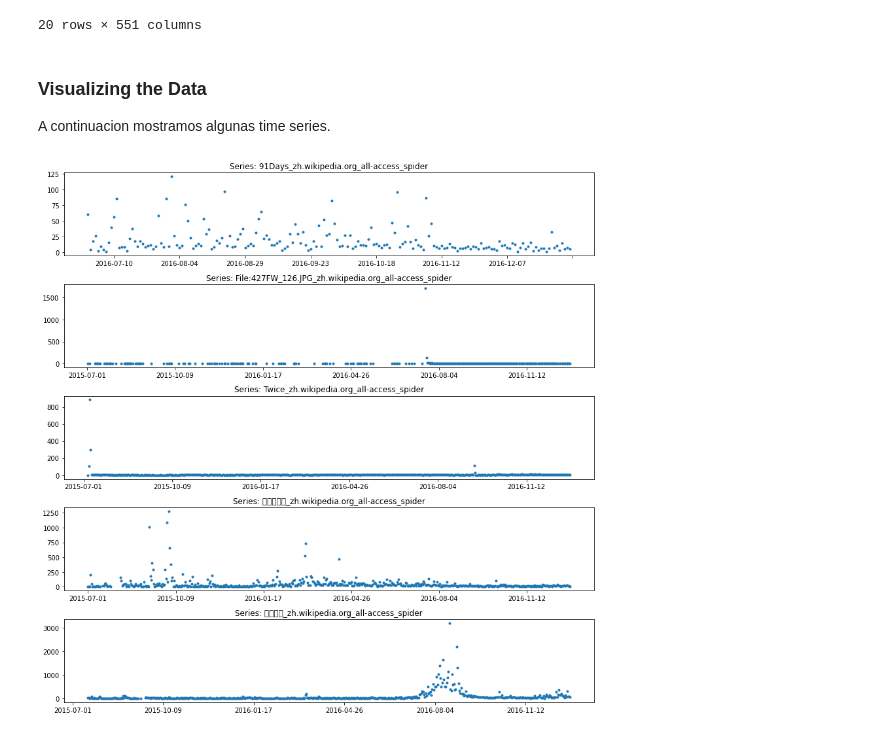
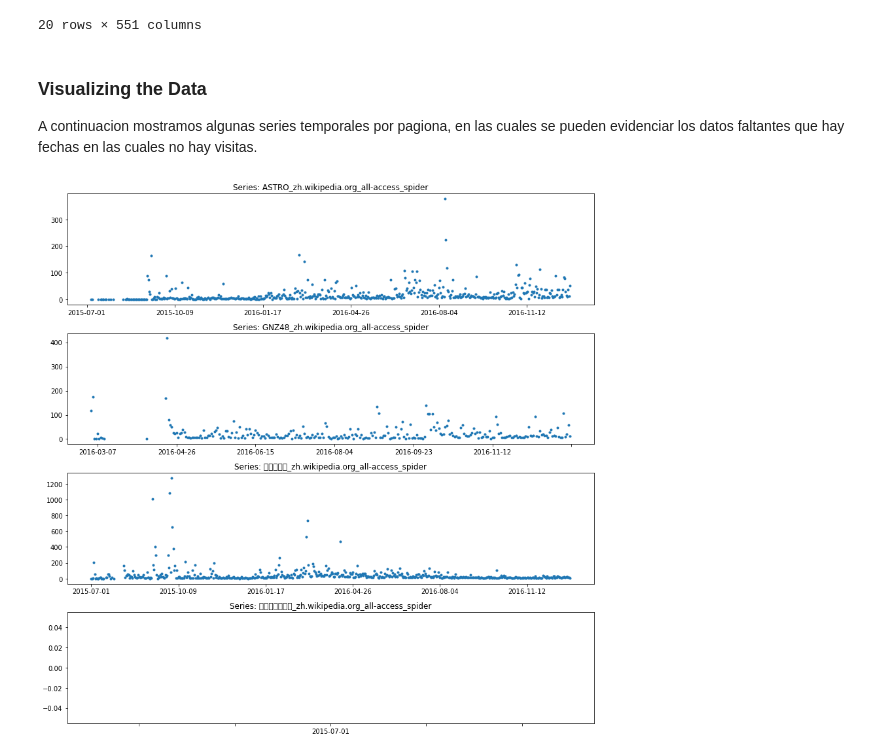
Before and after one commit to valentinaechavarria/-web-traffic-forecasting-project, a Jupyter notebook: 1_entregaFinal.ipynb, the cells around one changed output. Saved outputs shown, nothing was run; the diff lists cells and outputs as text; code cells hidden in the pictures.

```diff
--- a/1_entregaFinal.ipynb
+++ b/1_entregaFinal.ipynb
@@ -151,27 +153,26 @@ Total Records that are NaN:  27786
 # %% [markdown]
 ### Visualizing the Data
 
-A continuacion mostramos algunas time series.
+A continuacion mostramos algunas series temporales por pagiona, en las cuales se pueden evidenciar los datos faltantes que hay fechas en las cuales no hay visitas.
 # %%
-def plot_time_series(data_frame, row_num, start_col =1, ax=None):
+def plot_time_series(df, row_num, start_col =1, ax=None):
     if ax is None:
             fig = plt.figure(facecolor='w', figsize=(10, 6))
             ax = fig.add_subplot(111)
     else:
         fig = ax.get_figure()
 
-    series_title = data_frame.iloc[row_num, 0]
-    sample_series = data_frame.iloc[row_num, start_col:]
+    series_title = df.iloc[row_num, 0]
+    sample_series = df.iloc[row_num, start_col:]
     sample_series.plot(style=".", ax=ax)
     ax.set_title("Series: %s" % series_title)
 
-fig, axs  = plt.subplots(5,1,figsize=(12,12))
-plot_time_series(nan_values, 1, ax=axs[0])
-plot_time_series(nan_values, 10, ax=axs[1])
-plot_time_series(nan_values, 50, ax=axs[2])
-plot_time_series(nan_values, 100, ax=axs[3])
-plot_time_series(nan_values, 200, ax=axs[4])
+fig, axs  = plt.subplots(4,1,figsize=(12,12))
+plot_time_series(nan_values, 2, ax=axs[0])
+plot_time_series(nan_values, 15, ax=axs[1])
+plot_time_series(nan_values, 100, ax=axs[2])
+plot_time_series(nan_values, 1005, ax=axs[3])
 
 plt.tight_layout()
 # %% [output]
-[figure, old version]
+[figure, new version]
```
Also changed, not shown: parts of 10 cells of this notebook.
